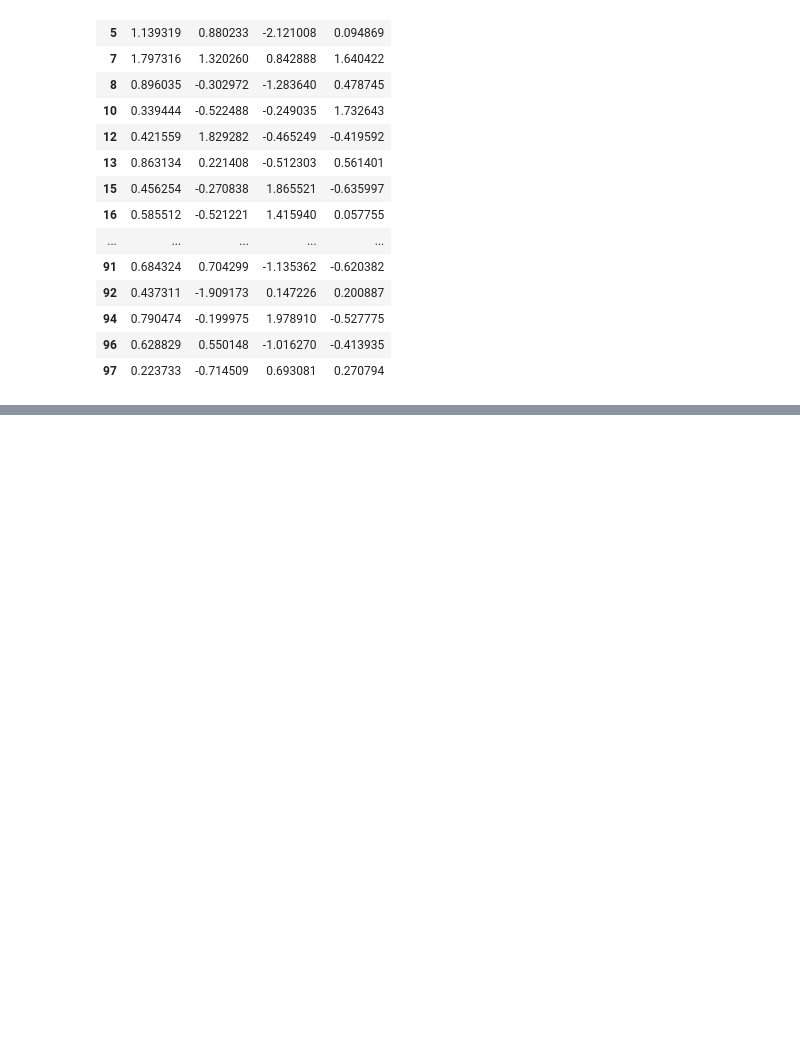
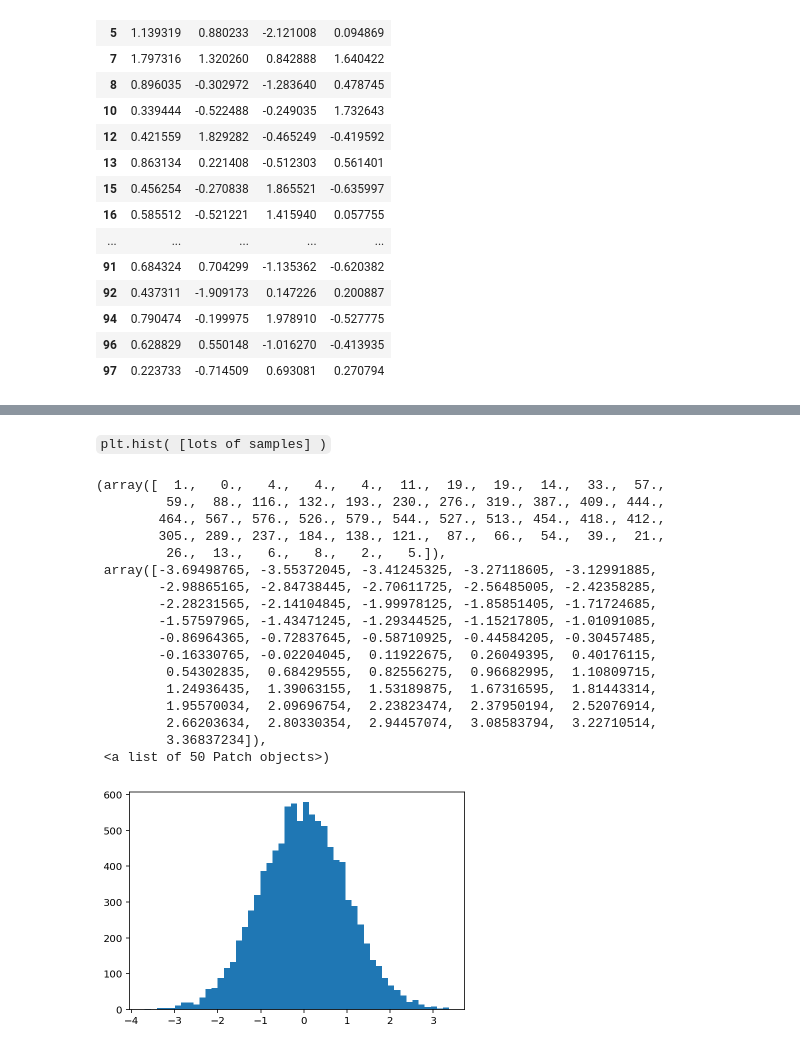
Before and after one commit to jephianlin/math599env, a Jupyter notebook: 1030.ipynb, the cells around one changed output, grey strips where cells are left out. Cells and saved outputs as stored; diff of their text form; code cells hidden in the pictures; blank space fills up the shorter version.

```diff
--- a/1030.ipynb
+++ b/1030.ipynb
@@ -316,0 +338,24 @@ df.query(' A > 0 ')
+# %% [markdown]
+`plt.hist( [lots of samples] )`
+# %%
+dist = np.random.randn(10000)
+plt.hist(dist, bins=50)
+# %% [output]
+(array([  1.,   0.,   4.,   4.,   4.,  11.,  19.,  19.,  14.,  33.,  57.,
+         59.,  88., 116., 132., 193., 230., 276., 319., 387., 409., 444.,
+        464., 567., 576., 526., 579., 544., 527., 513., 454., 418., 412.,
+        305., 289., 237., 184., 138., 121.,  87.,  66.,  54.,  39.,  21.,
+         26.,  13.,   6.,   8.,   2.,   5.]),
+ array([-3.69498765, -3.55372045, -3.41245325, -3.27118605, -3.12991885,
+        -2.98865165, -2.84738445, -2.70611725, -2.56485005, -2.42358285,
+        -2.28231565, -2.14104845, -1.99978125, -1.85851405, -1.71724685,
+        -1.57597965, -1.43471245, -1.29344525, -1.15217805, -1.01091085,
+        -0.86964365, -0.72837645, -0.58710925, -0.44584205, -0.30457485,
+        -0.16330765, -0.02204045,  0.11922675,  0.26049395,  0.40176115,
+         0.54302835,  0.68429555,  0.82556275,  0.96682995,  1.10809715,
+         1.24936435,  1.39063155,  1.53189875,  1.67316595,  1.81443314,
+         1.95570034,  2.09696754,  2.23823474,  2.37950194,  2.52076914,
+         2.66203634,  2.80330354,  2.94457074,  3.08583794,  3.22710514,
+         3.36837234]),
+ <a list of 50 Patch objects>)
+[figure, added]
```
Also changed, not shown: parts of 6 cells of this notebook.
